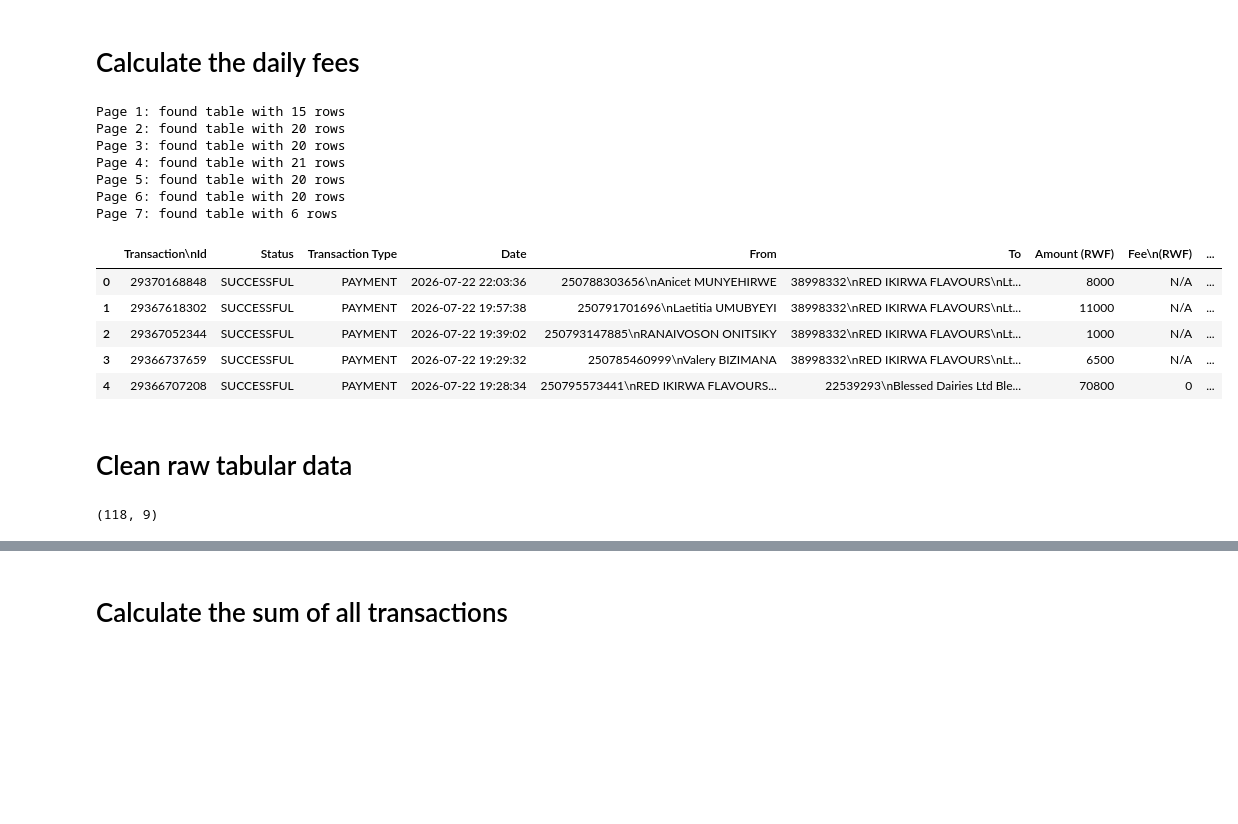
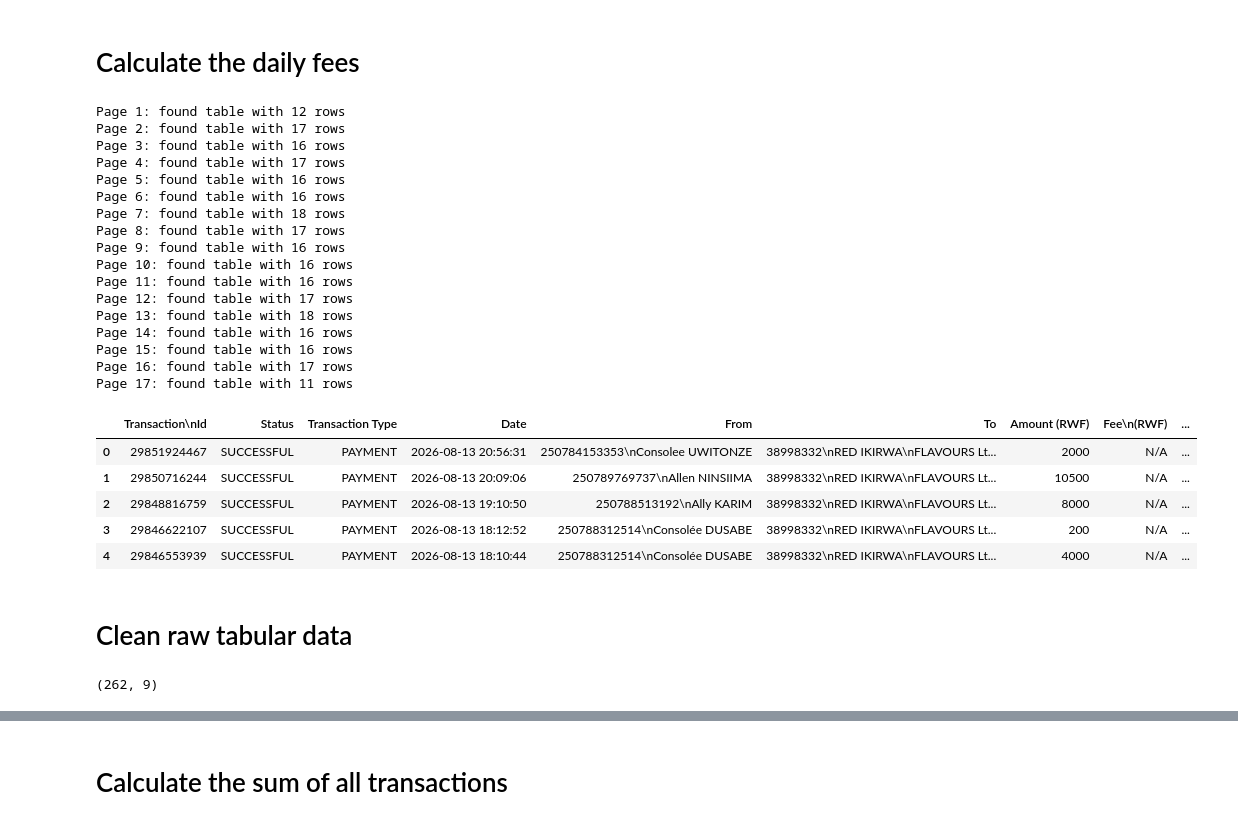
Before and after one commit to TheRealToky/adminator, a Jupyter notebook: scripts/fetch_table.ipynb, the cells around one changed output, grey strips where cells are left out. Drawn from its saved outputs; the diff is of its cells as text; code cells hidden in the pictures; blank space fills up the shorter version.

```diff
--- a/scripts/fetch_table.ipynb
+++ b/scripts/fetch_table.ipynb
@@ -3,39 +3,49 @@
 # %%
 import pdfplumber
 import pandas as pd
 
-PDF_PATH = r"D:\PC DISAINE\toky\Perso-D\red\momo\transaction-history-20260723_092532624.pdf"  # change to your file path
-DATE = "2026-07-22"
-START_BALANCE = 330269
-END_BALANCE = 550300
+PDF_PATH = r"D:\PC DISAINE\toky\Perso-D\red\momo\transaction-history-20260814_104913044.pdf"  # change to your file path
+DATE = "2026-08-12"
+START_BALANCE = 1679330
+END_BALANCE = 1970206
 
 all_tables = []
 
 with pdfplumber.open(PDF_PATH) as pdf:
     for i, page in enumerate(pdf.pages):
         table = page.extract_table()
         if table:
             print(f"Page {i+1}: found table with {len(table)-1} rows")
             all_tables.append(table)
 
 # Use first table found, or merge all
 raw = all_tables[0]
 df = pd.DataFrame(raw[1:], columns=raw[0])  # row 0 = headers
 df.head()
 # %% [output]
-Page 1: found table with 15 rows
-Page 2: found table with 20 rows
-Page 3: found table with 20 rows
-Page 4: found table with 21 rows
-Page 5: found table with 20 rows
-Page 6: found table with 20 rows
-Page 7: found table with 6 rows
+Page 1: found table with 12 rows
+Page 2: found table with 17 rows
+Page 3: found table with 16 rows
+Page 4: found table with 17 rows
+Page 5: found table with 16 rows
+Page 6: found table with 16 rows
+Page 7: found table with 18 rows
+Page 8: found table with 17 rows
+Page 9: found table with 16 rows
+Page 10: found table with 16 rows
+Page 11: found table with 16 rows
+Page 12: found table with 17 rows
+Page 13: found table with 18 rows
+Page 14: found table with 16 rows
+Page 15: found table with 16 rows
+Page 16: found table with 17 rows
+Page 17: found table with 11 rows
 |  | Transaction\nId | Status | Transaction Type | Date | From | To | Amount (RWF) | Fee\n(RWF) | ... |
-| 0 | 29370168848 | SUCCESSFUL | PAYMENT | 2026-07-22 22:03:36 | 250788303656\nAnicet MUNYEHIRWE | 38998332\nRED IKIRWA FLAVOURS\nLt... | 8000 | N/A | ... |
-| 1 | 29367618302 | SUCCESSFUL | PAYMENT | 2026-07-22 19:57:38 | 250791701696\nLaetitia UMUBYEYI | 38998332\nRED IKIRWA FLAVOURS\nLt... | 11000 | N/A | ... |
-| 2 | 29367052344 | SUCCESSFUL | PAYMENT | 2026-07-22 19:39:02 | 250793147885\nRANAIVOSON ONITSIKY | 38998332\nRED IKIRWA FLAVOURS\nLt... | 1000 | N/A | ... |
-| 3 | 29366737659 | SUCCESSFUL | PAYMENT | 2026-07-22 19:29:32 | 250785460999\nValery BIZIMANA | 38998332\nRED IKIRWA FLAVOURS\nLt... | 6500 | N/A | ... |
-| 4 | 29366707208 | SUCCESSFUL | PAYMENT | 2026-07-22 19:28:34 | 250795573441\nRED IKIRWA FLAVOURS... | 22539293\nBlessed Dairies Ltd Ble... | 70800 | 0 | ... |
+| 0 | 29851924467 | SUCCESSFUL | PAYMENT | 2026-08-13 20:56:31 | 250784153353\nConsolee UWITONZE | 38998332\nRED IKIRWA\nFLAVOURS Lt... | 2000 | N/A | ... |
+| 1 | 29850716244 | SUCCESSFUL | PAYMENT | 2026-08-13 20:09:06 | 250789769737\nAllen NINSIIMA | 38998332\nRED IKIRWA\nFLAVOURS Lt... | 10500 | N/A | ... |
+| 2 | 29848816759 | SUCCESSFUL | PAYMENT | 2026-08-13 19:10:50 | 250788513192\nAlly KARIM | 38998332\nRED IKIRWA\nFLAVOURS Lt... | 8000 | N/A | ... |
+| 3 | 29846622107 | SUCCESSFUL | PAYMENT | 2026-08-13 18:12:52 | 250788312514\nConsolée DUSABE | 38998332\nRED IKIRWA\nFLAVOURS Lt... | 200 | N/A | ... |
+| 4 | 29846553939 | SUCCESSFUL | PAYMENT | 2026-08-13 18:10:44 | 250788312514\nConsolée DUSABE | 38998332\nRED IKIRWA\nFLAVOURS Lt... | 4000 | N/A | ... |
 # %% [markdown]
 # Clean raw tabular data
 # %%
@@ -57,7 +67,7 @@ df['Amount (RWF)'] = df['Amount (RWF)'].astype(int)
 
 df.shape
 # %% [output]
-(118, 9)
+(262, 9)
 # %%
 df["Date"] = pd.to_datetime(df["Date"], format="%Y-%m-%d %H:%M:%S")
 start = pd.to_datetime(f"{DATE} 00:00:00")
```
Also changed, not shown: parts of 11 cells of this notebook, 42 other files.
